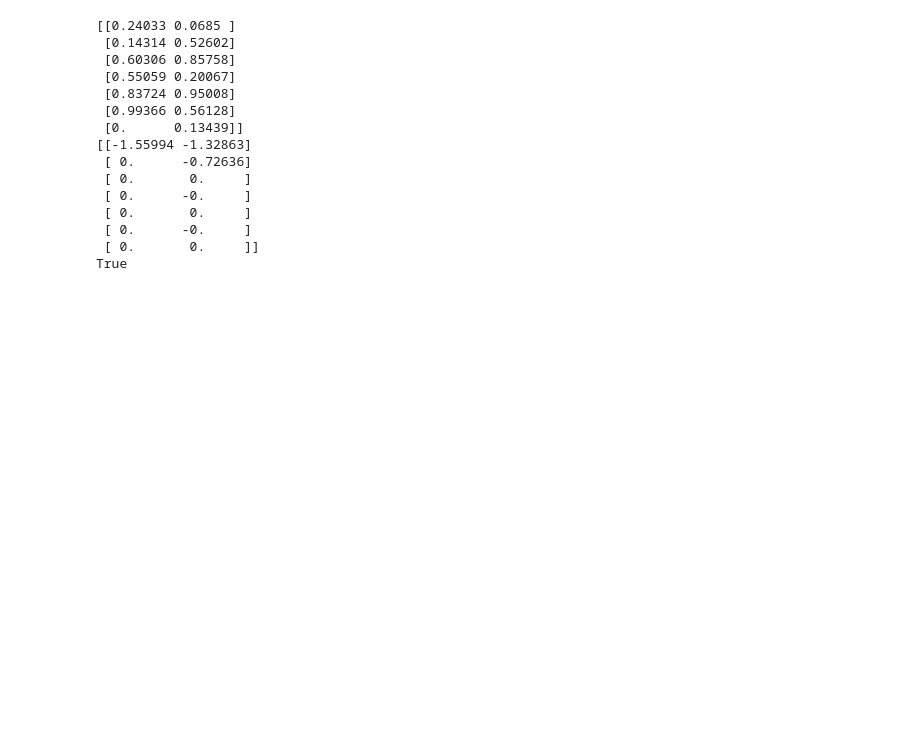
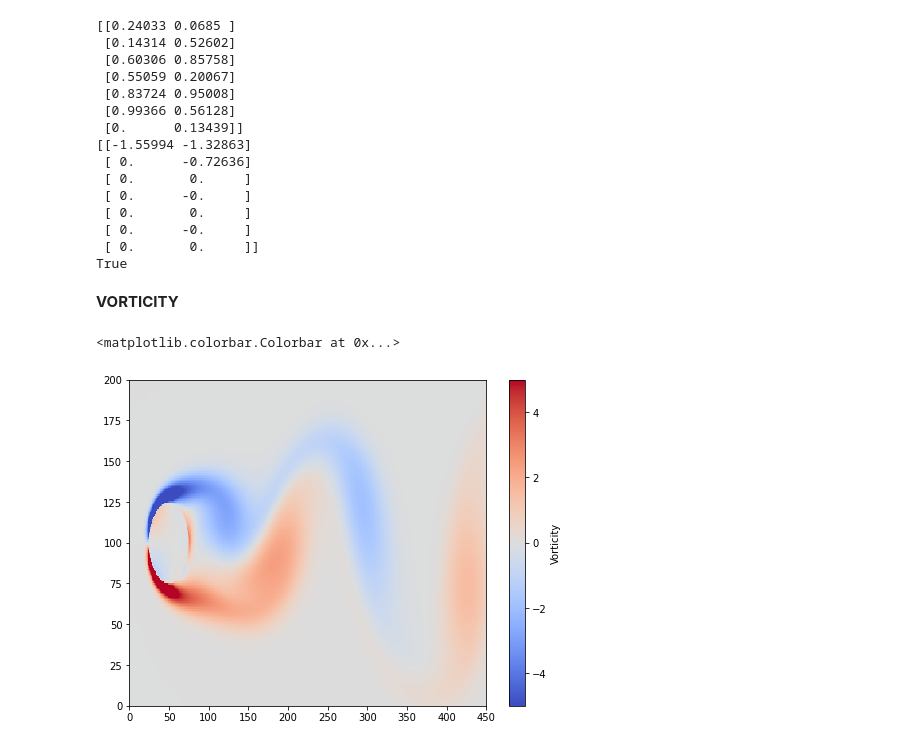
Before and after one commit to ela-d/DMD, a Jupyter notebook: DMD_algoritam1.ipynb, the cells around one changed output. Saved outputs shown, nothing was run; the diff lists cells and outputs as text; code cells hidden in the pictures; blank space fills up the shorter version.

```diff
--- a/DMD_algoritam1.ipynb
+++ b/DMD_algoritam1.ipynb
@@ -473,3 +473,32 @@ np.set_printoptions()
  [ 0.      -0.     ]
  [ 0.       0.     ]]
 True
+# %% [markdown]
+**VORTICITY**
+# %%
+import scipy.io
+mat = scipy.io.loadmat('CYLINDER_ALL.mat')
+u=mat['UALL']
+v=mat['VALL']
+vort=mat['VORTALL']
+
+del mat
+
+nx=199; ny=449
+# %%
+import matplotlib.pyplot as plt
+koji=34
+
+vort1=vort[:,koji]
+
+vort1 = np.clip(vort1, -5,5)
+
+fig, ax = plt.subplots(figsize=(8, 6))
+y_os = np.linspace(0,200,200)
+x_os = np.linspace(0,450,450)
+
+c = ax.pcolormesh(x_os, y_os, vort1.reshape((-1,199)).T, cmap='coolwarm')
+fig.colorbar(c, ax=ax, label='Vorticity')
+# %% [output]
+<matplotlib.colorbar.Colorbar at 0x...>
+[figure, added]
```
Also changed, not shown: parts of 1 cell of this notebook.
